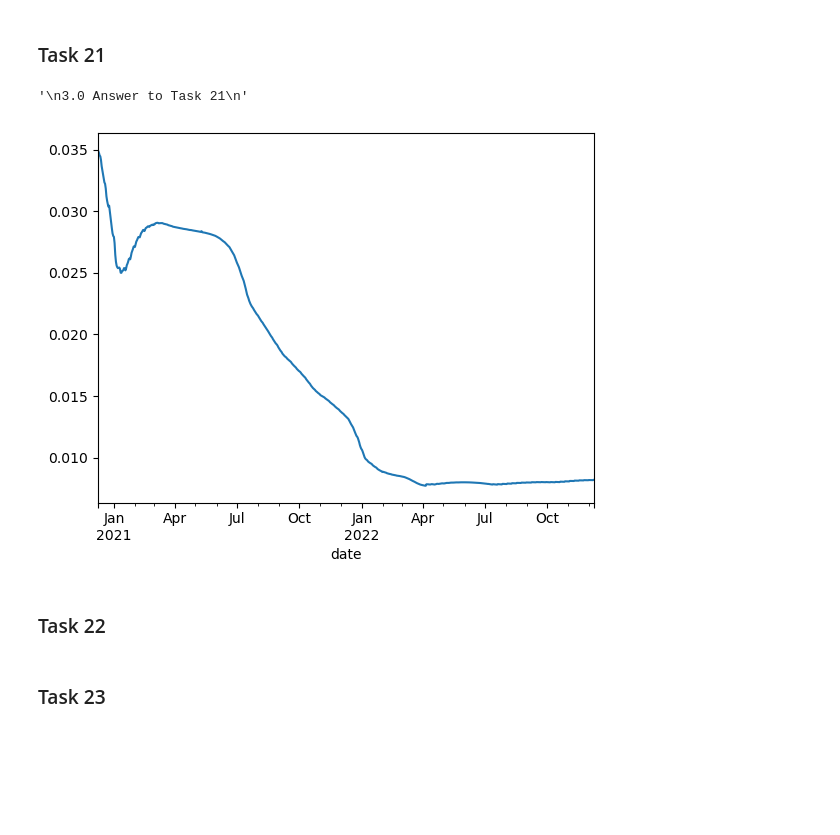
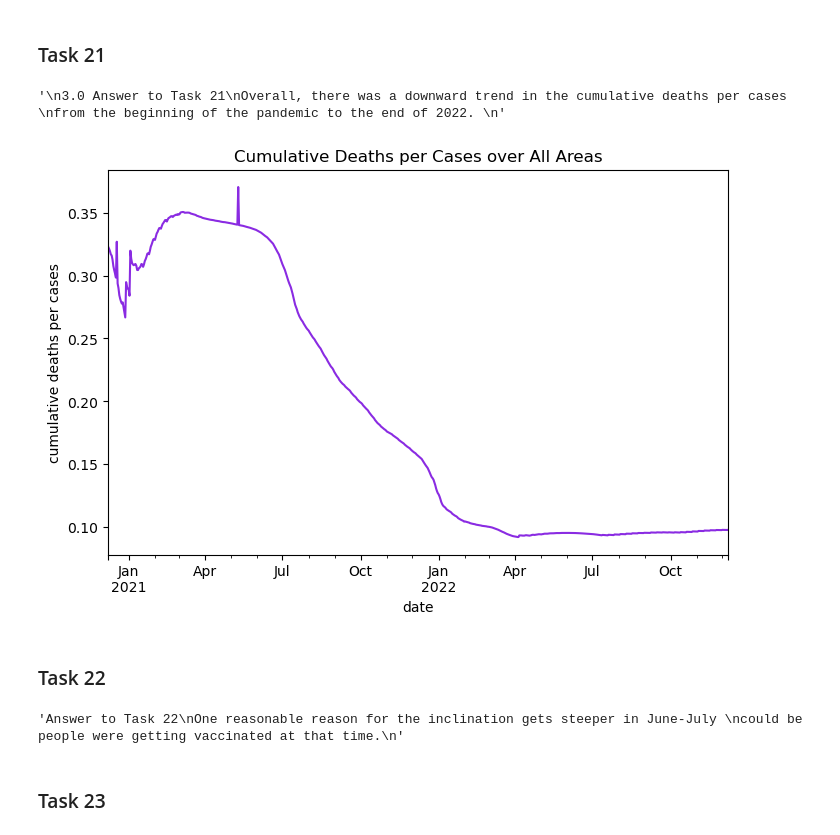
Before and after one commit to congrendai/CW2_for_computer_programing, a Jupyter notebook: CW2_A1.ipynb, the cells around one changed output. Cells and saved outputs as stored; diff of their text form; code cells hidden in the pictures; blank space fills up the shorter version.

```diff
--- a/CW2_A1.ipynb
+++ b/CW2_A1.ipynb
@@ -371,20 +371,30 @@ time that increased rapidly than cumulative deaths.
 ### Task 21
 # %%
 # 1.0 Intermediate dataframe
-cumulative_deaths_per_cases = covid_data.groupby(["date"])["cumulative_deaths"].sum() / covid_data.groupby("date")["cumulative_cases"].sum()
 # Create a new column in covid_data which is cumulative_deaths_per_cases
-covid_data["cumulative_deaths_per_cases"] = cumulative_deaths_per_cases
+covid_data["cumulative_deaths_per_cases"] = covid_data["cumulative_deaths"] / covid_data["cumulative_cases"]
+cumulative_deaths_per_cases = covid_data.groupby("date")["cumulative_deaths_per_cases"].sum()
+
 
 # 2.0 Plot to intermediate dataframe
-cumulative_deaths_per_cases.plot()
+cumulative_deaths_per_cases.plot(title = "Cumulative Deaths per Cases over All Areas", ylabel = "cumulative deaths per cases", figsize = (8,5), color = "blueviolet")
 
 """
 3.0 Answer to Task 21
+Overall, there was a downward trend in the cumulative deaths per cases
+from the beginning of the pandemic to the end of 2022.
 """
 # %% [output]
-'\n3.0 Answer to Task 21\n'
+'\n3.0 Answer to Task 21\nOverall, there was a downward trend in the cumulative deaths per cases \nfrom the beginning of the pandemic to the end of 2022. \n'
-[figure, old version]
+[figure, new version]
 # %% [markdown]
 ### Task 22
+# %%
+"""Answer to Task 22
+One reasonable reason for the inclination gets steeper in June-July
+could be people were getting vaccinated at that time.
+"""
+# %% [output]
+'Answer to Task 22\nOne reasonable reason for the inclination gets steeper in June-July \ncould be people were getting vaccinated at that time.\n'
 # %% [markdown]
 ### Task 23
```
Also changed, not shown: parts of 6 cells of this notebook, 1 other file.
